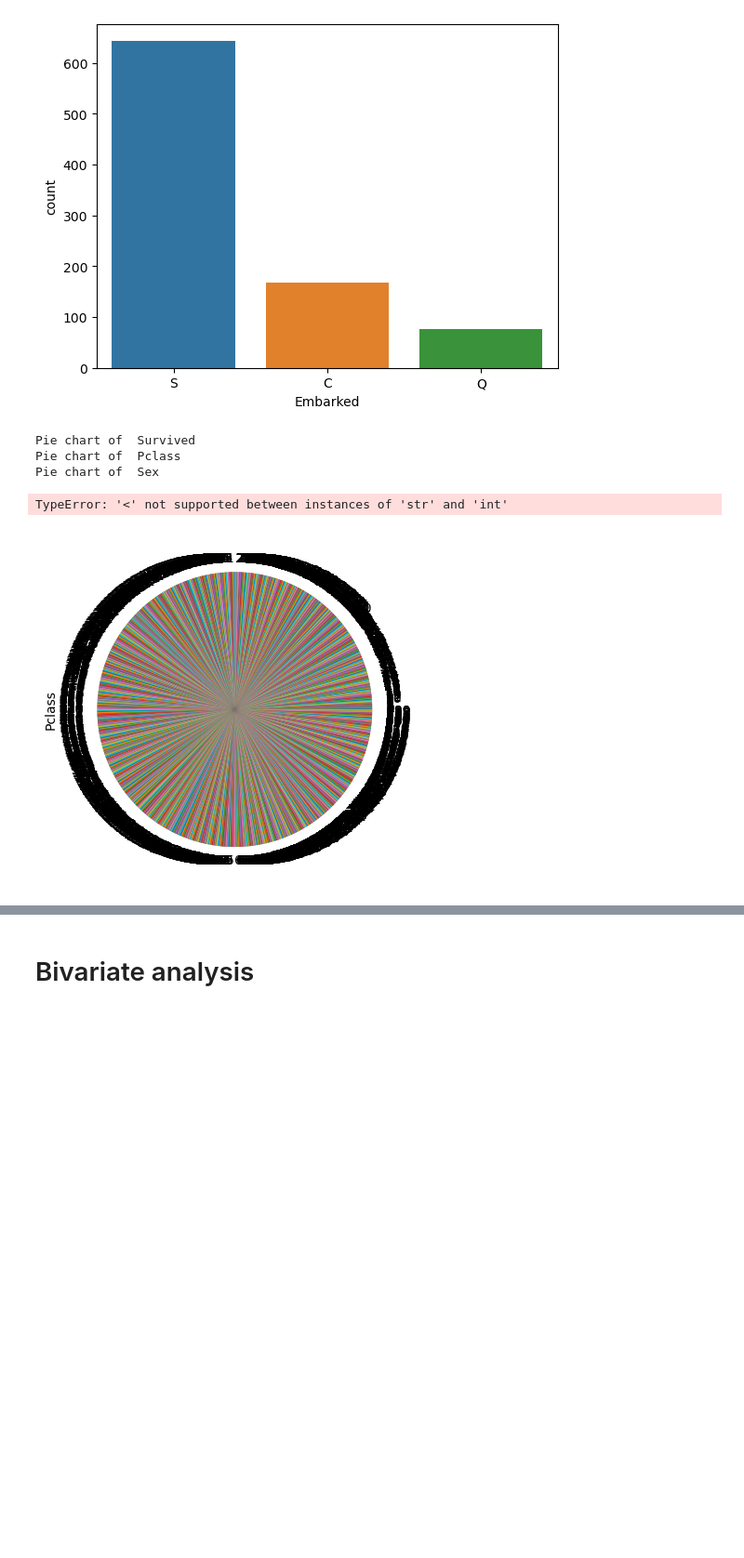
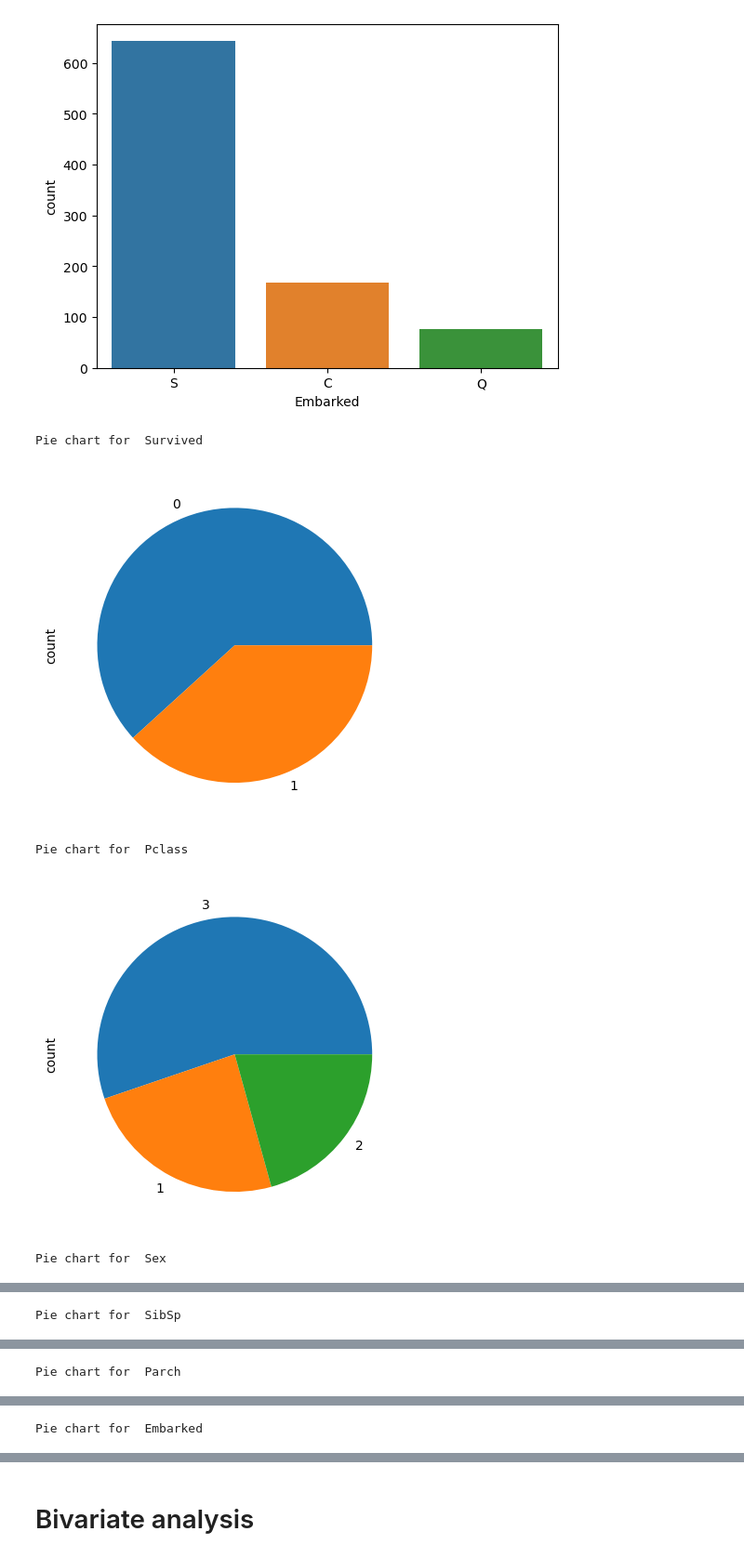
Before and after one commit to amulay11/EDA, a Jupyter notebook: Session_18_Feb.ipynb, the cells around one changed output, grey strips where cells are left out. Shown at 93% size. Cells and saved outputs as stored; diff of their text form; code cells hidden in the pictures; blank space fills up the shorter version.

```diff
--- a/Session_18_Feb.ipynb
+++ b/Session_18_Feb.ipynb
@@ -234,11 +234,12 @@ Count plot of  Embarked
 [figure]
 # %%
 for i in cat_cols:
-    print("Pie chart of ", i)
-    df[i].plot(kind="pie")
+    print("Pie chart for ", i)
+    df[i].value_counts().plot(kind="pie")
+    plt.show()
 # %% [output]
-Pie chart of  Survived
-Pie chart of  Pclass
-Pie chart of  Sex
+Pie chart for  Survived
+[figure, new version]
-TypeError: '<' not supported between instances of 'str' and 'int'
+Pie chart for  Pclass
-[figure, old version]
+[figure, added]
+Pie chart for  Sex
@@ -244,0 +247 @@ TypeError: '<' not supported between instances of 'str' and 'int'
+Pie chart for  SibSp
@@ -244,0 +249 @@ TypeError: '<' not supported between instances of 'str' and 'int'
+Pie chart for  Parch
@@ -244,0 +251 @@ TypeError: '<' not supported between instances of 'str' and 'int'
+Pie chart for  Embarked
```
Also changed, not shown: parts of 1 cell of this notebook.
